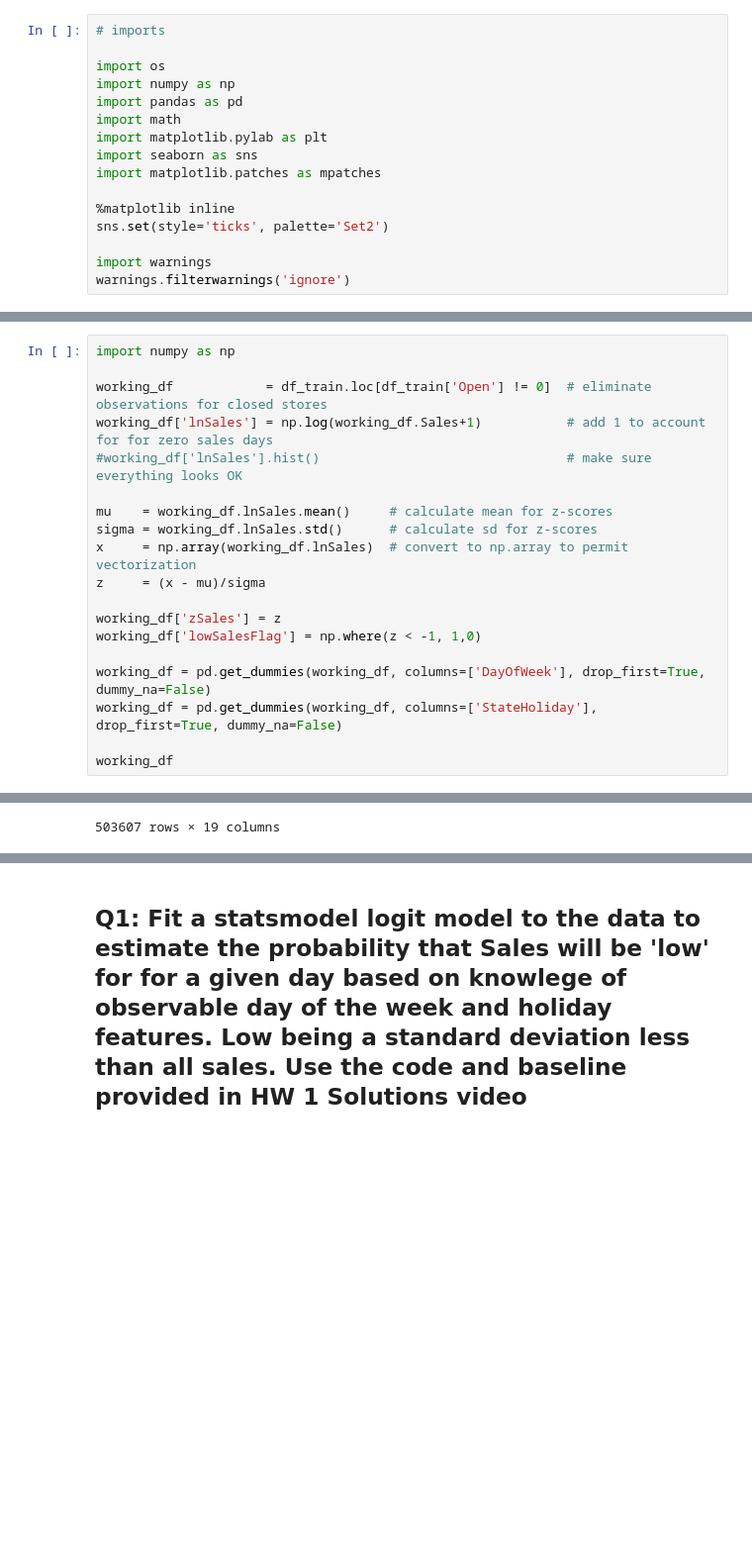
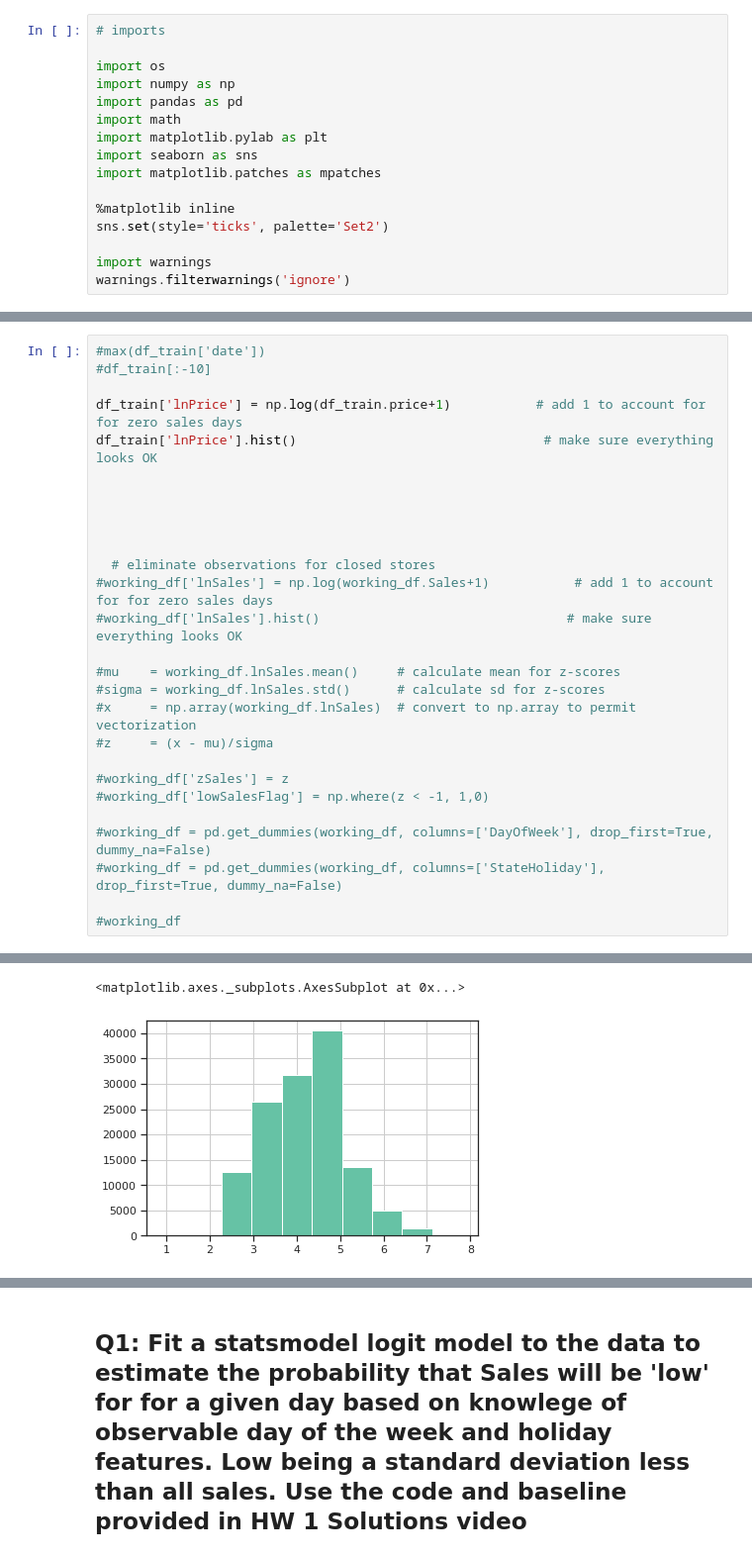
Before and after one commit to ChunTingShen/DS4B_project, a Jupyter notebook: Sales_prediction.ipynb, the cells around one changed output, grey strips where cells are left out. Shown at 99% size. Saved outputs shown, nothing was run; the diff lists cells and outputs as text; blank space fills up the shorter version.

```diff
--- a/Sales_prediction.ipynb
+++ b/Sales_prediction.ipynb
@@ -72,20 +229,28 @@ df[:10]
 # %%
-import numpy as np
+#max(df_train['date'])
+#df_train[:-10]
 
-working_df            = df_train.loc[df_train['Open'] != 0]  # eliminate observations for closed stores
-working_df['lnSales'] = np.log(working_df.Sales+1)           # add 1 to account for for zero sales days
+df_train['lnPrice'] = np.log(df_train.price+1)           # add 1 to account for for zero sales days
+df_train['lnPrice'].hist()                                # make sure everything looks OK
+
+
+
+
+
+  # eliminate observations for closed stores
+#working_df['lnSales'] = np.log(working_df.Sales+1)           # add 1 to account for for zero sales days
 #working_df['lnSales'].hist()                                # make sure everything looks OK
 
-mu    = working_df.lnSales.mean()     # calculate mean for z-scores
-sigma = working_df.lnSales.std()      # calculate sd for z-scores
-x     = np.array(working_df.lnSales)  # convert to np.array to permit vectorization
-z     = (x - mu)/sigma
+#mu    = working_df.lnSales.mean()     # calculate mean for z-scores
+#sigma = working_df.lnSales.std()      # calculate sd for z-scores
+#x     = np.array(working_df.lnSales)  # convert to np.array to permit vectorization
+#z     = (x - mu)/sigma
 
-working_df['zSales'] = z
-working_df['lowSalesFlag'] = np.where(z < -1, 1,0)
+#working_df['zSales'] = z
+#working_df['lowSalesFlag'] = np.where(z < -1, 1,0)
 
-working_df = pd.get_dummies(working_df, columns=['DayOfWeek'], drop_first=True, dummy_na=False)
-working_df = pd.get_dummies(working_df, columns=['StateHoliday'], drop_first=True, dummy_na=False)
+#working_df = pd.get_dummies(working_df, columns=['DayOfWeek'], drop_first=True, dummy_na=False)
+#working_df = pd.get_dummies(working_df, columns=['StateHoliday'], drop_first=True, dummy_na=False)
 
-working_df
+#working_df
 # %% [output]
@@ -104 +257,2 @@ working_df
-503607 rows × 19 columns
+<matplotlib.axes._subplots.AxesSubplot at 0x...>
+[figure, added]
```
Also changed, not shown: parts of 20 cells of this notebook.
